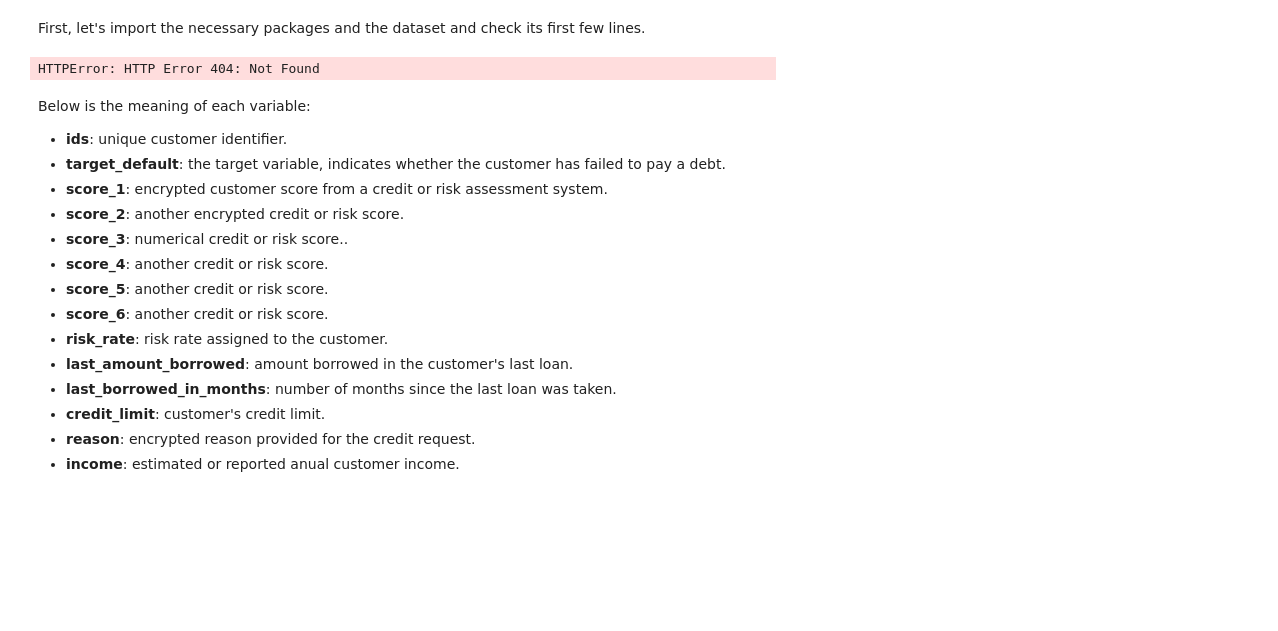
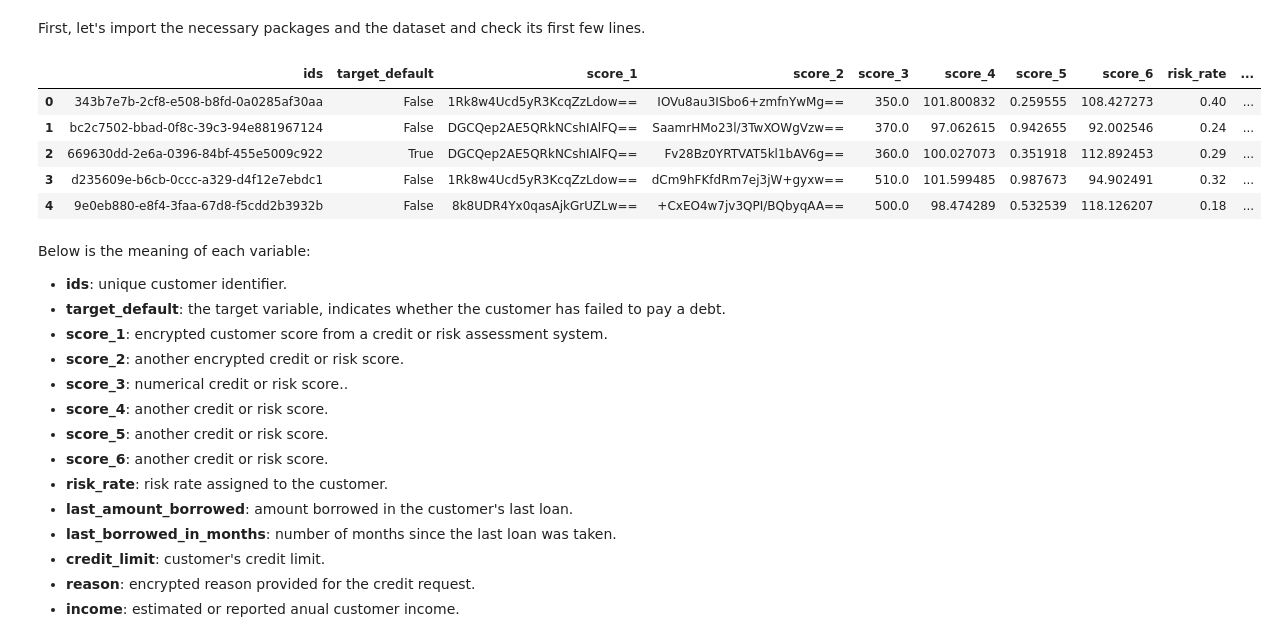
Before and after one commit to gabrielcapela/credit_risk, a Jupyter notebook: notebooks/I_data_analysis.ipynb, the cells around one changed output. Cells and saved outputs as stored; diff of their text form; code cells hidden in the pictures; blank space fills up the shorter version.

```diff
--- a/notebooks/I_data_analysis.ipynb
+++ b/notebooks/I_data_analysis.ipynb
@@ -152,12 +152,17 @@ import matplotlib.pyplot as plt
 import seaborn as sns
 # %%
 #Importing the dataset
-df = pd.read_csv('https://github.com/gabrielcapela/credit_risk/raw/refs/heads/main/data/acquisition_train.csv')
+df = pd.read_csv('https://github.com/gabrielcapela/credit_risk/blob/main/data/acquisition_train.csv?raw=true')
 pd.set_option('display.max_columns', None)  #Show all the columns
 #Showing the first lines
 df.head()
 # %% [output]
-HTTPError: HTTP Error 404: Not Found
+|  | ids | target_default | score_1 | score_2 | score_3 | score_4 | score_5 | score_6 | risk_rate | ... |
+| 0 | 343b7e7b-2cf8-e508-b8fd-0a0285af30aa | False | 1Rk8w4Ucd5yR3KcqZzLdow== | IOVu8au3ISbo6+zmfnYwMg== | 350.0 | 101.800832 | 0.259555 | 108.427273 | 0.40 | ... |
+| 1 | bc2c7502-bbad-0f8c-39c3-94e881967124 | False | DGCQep2AE5QRkNCshIAlFQ== | SaamrHMo23l/3TwXOWgVzw== | 370.0 | 97.062615 | 0.942655 | 92.002546 | 0.24 | ... |
+| 2 | 669630dd-2e6a-0396-84bf-455e5009c922 | True | DGCQep2AE5QRkNCshIAlFQ== | Fv28Bz0YRTVAT5kl1bAV6g== | 360.0 | 100.027073 | 0.351918 | 112.892453 | 0.29 | ... |
+| 3 | d235609e-b6cb-0ccc-a329-d4f12e7ebdc1 | False | 1Rk8w4Ucd5yR3KcqZzLdow== | dCm9hFKfdRm7ej3jW+gyxw== | 510.0 | 101.599485 | 0.987673 | 94.902491 | 0.32 | ... |
+| 4 | 9e0eb880-e8f4-3faa-67d8-f5cdd2b3932b | False | 8k8UDR4Yx0qasAjkGrUZLw== | +CxEO4w7jv3QPI/BQbyqAA== | 500.0 | 98.474289 | 0.532539 | 118.126207 | 0.18 | ... |
 # %% [markdown]
 Below is the meaning of each variable:
 
```
Also changed, not shown: parts of 1 cell of this notebook, 1 other file.
